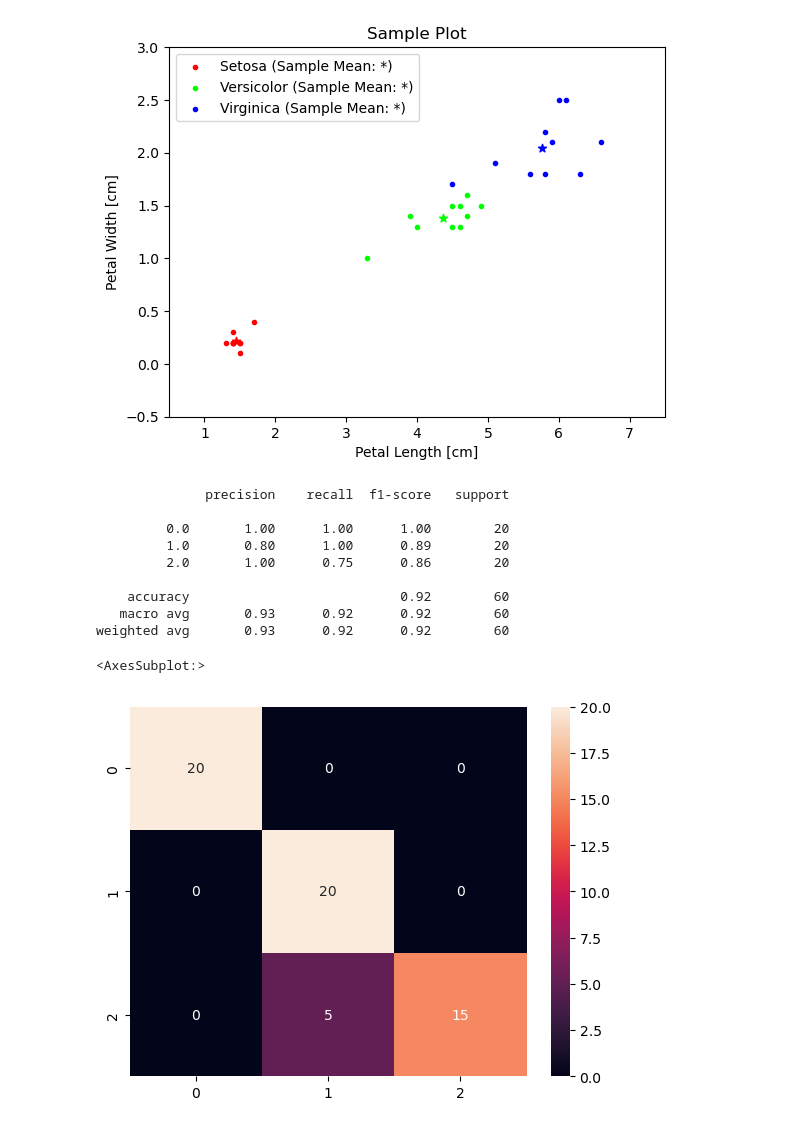
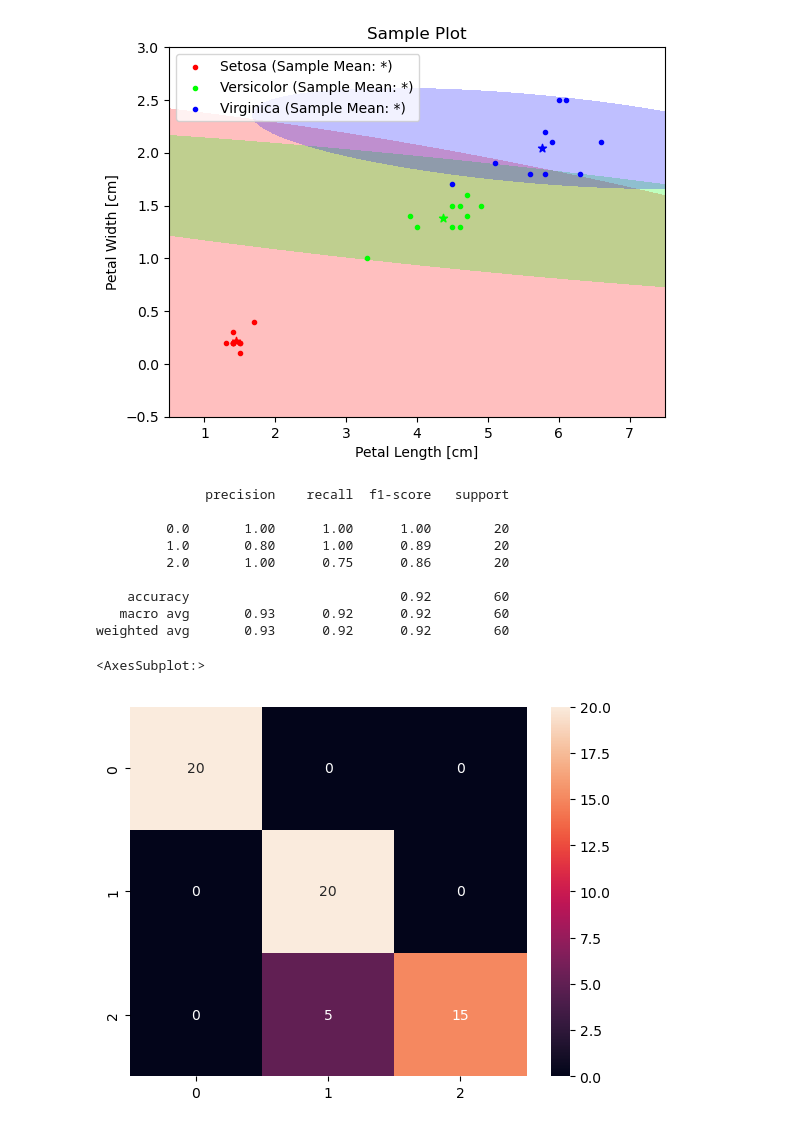
Before and after one commit to KKamp2015/PatternRecognition, a Jupyter notebook: Project.ipynb, the cells around one changed output. Saved outputs shown, nothing was run; the diff lists cells and outputs as text; code cells hidden in the pictures.

Commit message:
Figured out contours

```diff
--- a/Project.ipynb
+++ b/Project.ipynb
@@ -33,14 +34,14 @@ class NDA:
             self.p[l]=len(loc)/len(self.Y)
             self.mu[l]=np.mean(self.X[loc],axis=0)
             self.C.append(np.cov(self.X[loc].T))
-        for n in range(len(C)):
+        for n in range(len(self.C)):
             self.Cpool+=self.C[n]*self.p[n]
         if self.kind=='LDA':
-            self.C=(self.Cpool,self.Cpool,self.Cpool)
-        for n in range(len(C)):
+            self.C=[self.Cpool,self.Cpool,self.Cpool]
+        for n in range(len(self.C)):
             if self.kind=='QDA':
                 self.C[n]=nu*self.C[n]+(1-nu)*self.Cpool
-            self.C[n]=C_MLE(self.C[n],self.dependancy)
+            self.C[n]=self.C_MLE(self.C[n],self.dependancy)
     def C_MLE(self,C,kind='Gen'):
         if kind=='Gen':
             return C
@@ -52,11 +53,19 @@ class NDA:
         else:
             print(kind,' not reconized please choose either Gen, Indp, or Iso')
     def PlotSample(self,colors=['red','lime','blue'],markers=['.','*']):
+        Rx=np.linspace(0.5,7.5,100)
+        Ry=np.linspace(-0.5,3.0,100)
         plt.figure()
         for i in [0,1,2]:
             loc=np.where(self.Y==i)
             plt.scatter(self.X[loc,0],self.X[loc,1],color=colors[i],marker=markers[0],label=list(names.keys())[i]+' (Sample Mean: *)')
             plt.scatter(self.mu[i,0],self.mu[i,1],color=colors[i],marker=markers[1])
+            p=np.zeros([len(Rx),len(Ry)])
+            for x in range(len(Rx)):
+                for y in range(len(Ry)):
+                    p[x,y]=mdist([Rx[x],Ry[y]],self.mu[i],self.C[i])
+            plt.contourf(Rx,Ry,p,levels=[0,0.5],alpha=0.25,colors=colors[i])
+            #plt.contourf(Rx,Ry,p,levels=[0,0.99],alpha=0.25,colors=colors[i])
         plt.xlim([0.5,7.5])
         plt.ylim([-0.5,3.0])
         plt.legend()
@@ -175,13 +190,13 @@ weighted avg       0.97      0.97      0.97        60
 <AxesSubplot:>
 [figure]
 # %%
-Model4=NDA(TrainX,TrainY,"LDA",dependancy='Iso')
+Model4=NDA(TrainX,TrainY,"LDA",depen='Iso')
 Y=Model4.Predict(ValX)
 Model1.PlotSample()
 print(classification_report(ValY,Y))
 heatmap(confusion_matrix(ValY, Y),annot=True)
 # %% [output]
-[figure, old version]
+[figure, new version]
               precision    recall  f1-score   support
 
          0.0       1.00      1.00      1.00        20
```
Also changed, not shown: parts of 10 cells of this notebook.
